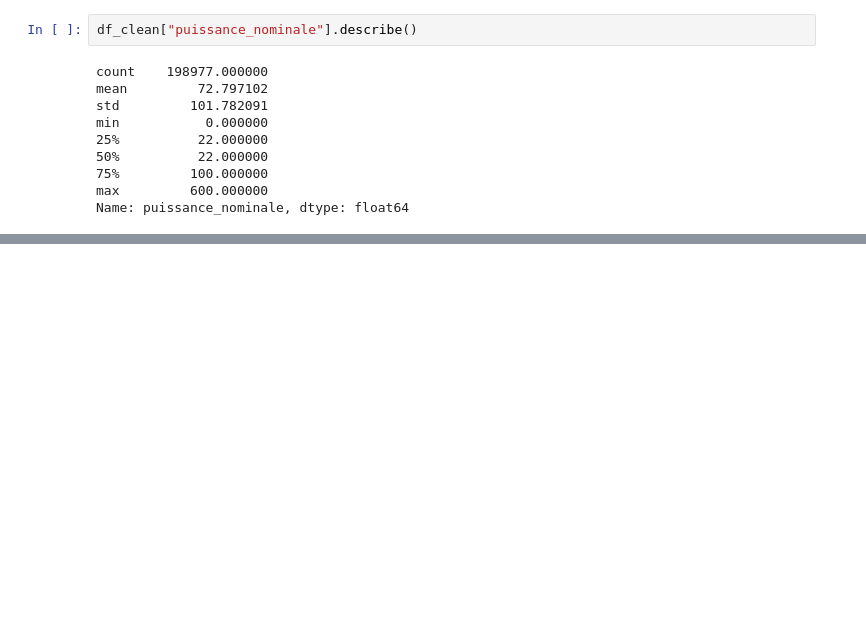
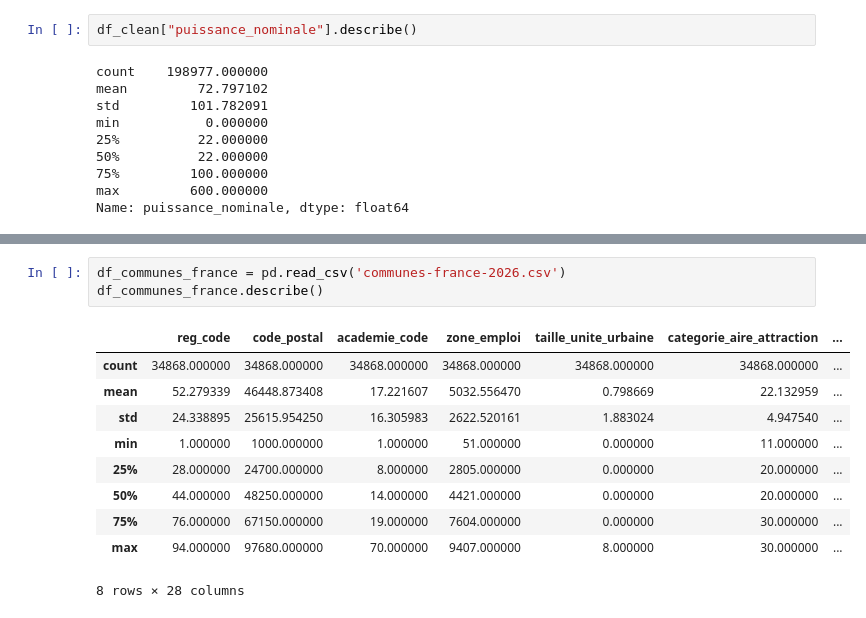
Before and after one commit to closzach/coda_qualite_donnees, a Jupyter notebook: notebook.ipynb, the cells around one changed output, grey strips where cells are left out. Saved outputs shown, nothing was run; the diff lists cells and outputs as text; blank space fills up the shorter version.

Commit message:
Fusion communes

```diff
--- a/notebook.ipynb
+++ b/notebook.ipynb
@@ -379,0 +403,14 @@ Name: puissance_nominale, dtype: float64
+# %%
+df_communes_france = pd.read_csv('communes-france-2026.csv')
+df_communes_france.describe()
+# %% [output]
+|  | reg_code | code_postal | academie_code | zone_emploi | taille_unite_urbaine | categorie_aire_attraction | ... |
+| count | 34868.000000 | 34868.000000 | 34868.000000 | 34868.000000 | 34868.000000 | 34868.000000 | ... |
+| mean | 52.279339 | 46448.873408 | 17.221607 | 5032.556470 | 0.798669 | 22.132959 | ... |
+| std | 24.338895 | 25615.954250 | 16.305983 | 2622.520161 | 1.883024 | 4.947540 | ... |
+| min | 1.000000 | 1000.000000 | 1.000000 | 51.000000 | 0.000000 | 11.000000 | ... |
+| 25% | 28.000000 | 24700.000000 | 8.000000 | 2805.000000 | 0.000000 | 20.000000 | ... |
+| 50% | 44.000000 | 48250.000000 | 14.000000 | 4421.000000 | 0.000000 | 20.000000 | ... |
+| 75% | 76.000000 | 67150.000000 | 19.000000 | 7604.000000 | 0.000000 | 30.000000 | ... |
+| max | 94.000000 | 97680.000000 | 70.000000 | 9407.000000 | 8.000000 | 30.000000 | ... |
+8 rows × 28 columns
```
Also changed, not shown: parts of 10 cells of this notebook.
